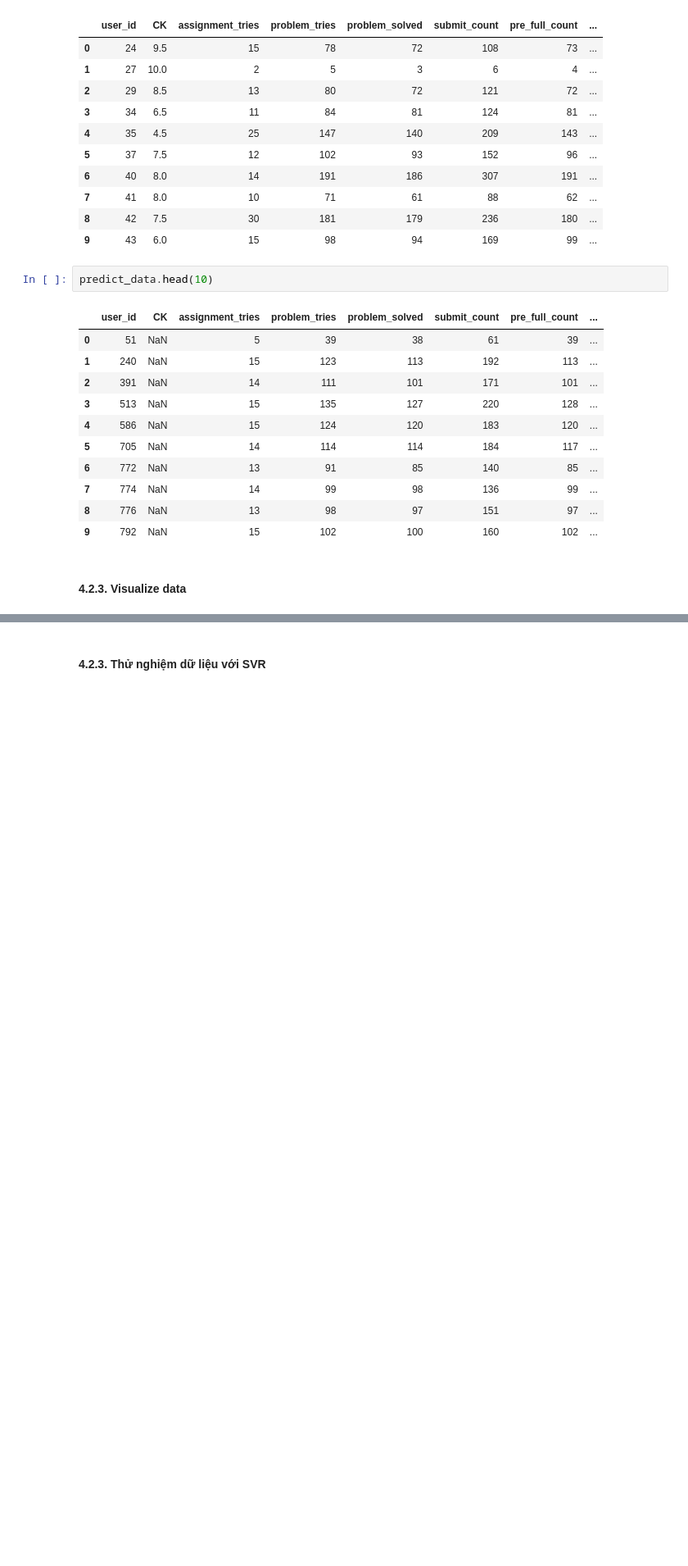
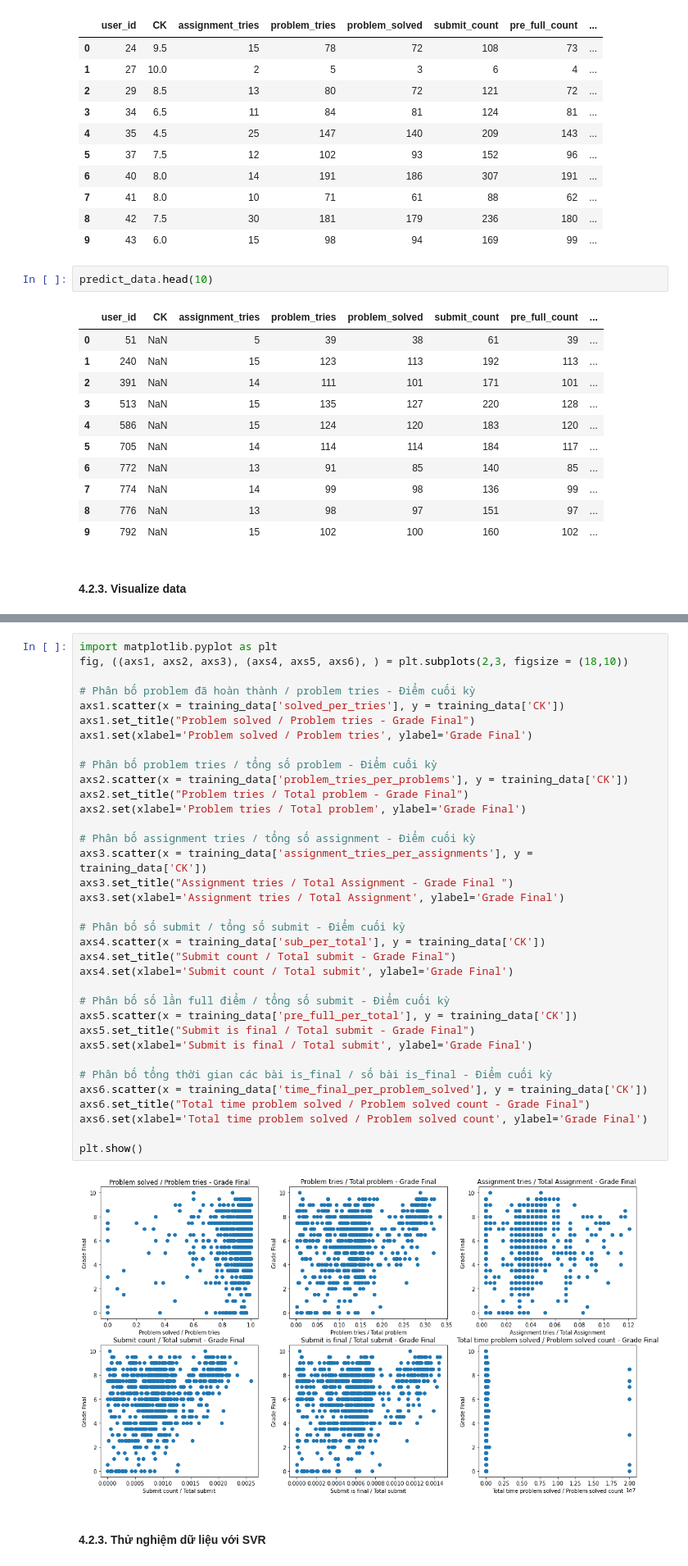
Before and after one commit to caohungphu/CS114.L21, a Jupyter notebook: Colab/Predict_final_exam_score.ipynb, the cells around one changed output, grey strips where cells are left out. Shown at 82% size. Cells and saved outputs as stored; diff of their text form; blank space fills up the shorter version.

```diff
--- a/Colab/Predict_final_exam_score.ipynb
+++ b/Colab/Predict_final_exam_score.ipynb
@@ -384,3 +360,40 @@ plt.show()
+# %%
+import matplotlib.pyplot as plt
+fig, ((axs1, axs2, axs3), (axs4, axs5, axs6), ) = plt.subplots(2,3, figsize = (18,10))
+
+# Phân bố problem đã hoàn thành / problem tries - Điểm cuối kỳ
+axs1.scatter(x = training_data['solved_per_tries'], y = training_data['CK'])
+axs1.set_title("Problem solved / Problem tries - Grade Final")
+axs1.set(xlabel='Problem solved / Problem tries', ylabel='Grade Final')
+
+# Phân bố problem tries / tổng số problem - Điểm cuối kỳ
+axs2.scatter(x = training_data['problem_tries_per_problems'], y = training_data['CK'])
+axs2.set_title("Problem tries / Total problem - Grade Final")
+axs2.set(xlabel='Problem tries / Total problem', ylabel='Grade Final')
+
+# Phân bố assignment tries / tổng số assignment - Điểm cuối kỳ
+axs3.scatter(x = training_data['assignment_tries_per_assignments'], y = training_data['CK'])
+axs3.set_title("Assignment tries / Total Assignment - Grade Final ")
+axs3.set(xlabel='Assignment tries / Total Assignment', ylabel='Grade Final')
+
+# Phân bố số submit / tổng số submit - Điểm cuối kỳ
+axs4.scatter(x = training_data['sub_per_total'], y = training_data['CK'])
+axs4.set_title("Submit count / Total submit - Grade Final")
+axs4.set(xlabel='Submit count / Total submit', ylabel='Grade Final')
+
+# Phân bố số lần full điểm / tổng số submit - Điểm cuối kỳ
+axs5.scatter(x = training_data['pre_full_per_total'], y = training_data['CK'])
+axs5.set_title("Submit is final / Total submit - Grade Final")
+axs5.set(xlabel='Submit is final / Total submit', ylabel='Grade Final')
+
+# Phân bố tổng thời gian các bài is_final / số bài is_final - Điểm cuối kỳ
+axs6.scatter(x = training_data['time_final_per_problem_solved'], y = training_data['CK'])
+axs6.set_title("Total time problem solved / Problem solved count - Grade Final")
+axs6.set(xlabel='Total time problem solved / Problem solved count', ylabel='Grade Final')
+
+plt.show()
+# %% [output]
+[figure, added]
 # %% [markdown]
 #### **4.2.3. Thử nghiệm dữ liệu với SVR**
 # %%
```
Also changed, not shown: parts of 24 cells of this notebook.
